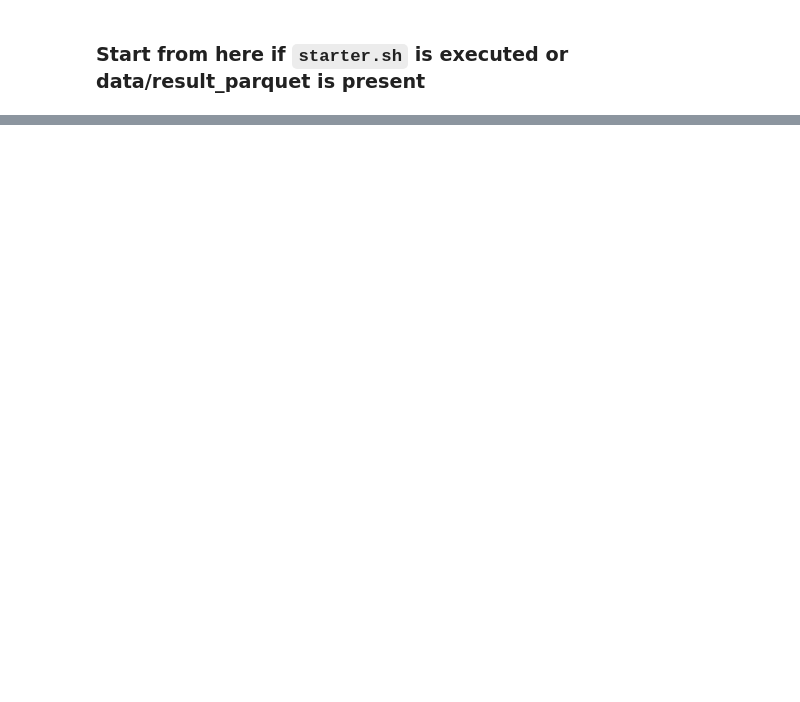
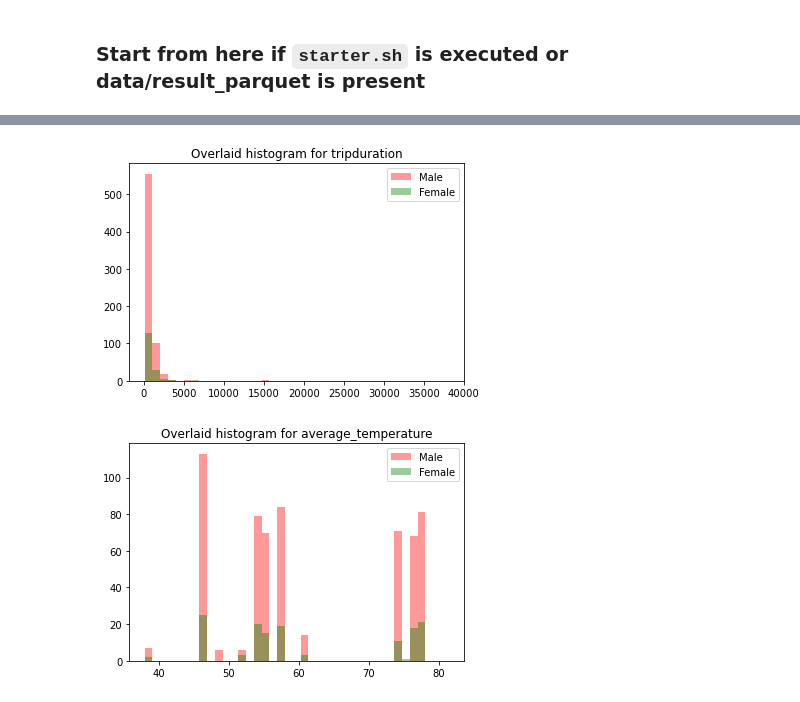
Before and after one commit to raddysr/ny_bikeshare_analytics, a Jupyter notebook: proto.ipynb, the cells around one changed output, grey strips where cells are left out. Saved outputs shown, nothing was run; the diff lists cells and outputs as text; code cells hidden in the pictures; blank space fills up the shorter version.

```diff
--- a/proto.ipynb
+++ b/proto.ipynb
@@ -114,0 +119,34 @@ plt.show()
+# %%
+import seaborn as sns
+import pandas as pd
+import numpy as np
+
+analyticsDf_pd = pd.read_csv('./data/result_csv/part-00000-02381e06-d6c2-47c6-a702-276dd4d74557-c000.csv',
+                             names=['tripduration',
+                                     'start_station_name',
+                                     'end_station_name',
+                                     'user_type',
+                                     'birthyear',
+                                     'gender',
+                                     'date',
+                                     'maximum_temperature',
+                                     'minimum_temperature',
+                                     'average_temperature',
+                                     'precipitation',
+                                     'snow_fall',
+                                     'snow_depth'])
+# %%
+for i in ['tripduration', 'average_temperature']:
+    male = list(analyticsDf_pd[analyticsDf_pd['gender'] == 1][i].dropna())
+    female = list(analyticsDf_pd[analyticsDf_pd['gender'] == 2][i].dropna())
+    xmin = min(min(male), min(female))
+    xmax = max(max(male), max(female))
+    width = (xmax - xmin) / 40
+    sns.distplot(male, color='r', kde=False, bins=np.arange(xmin, xmax, width))
+    sns.distplot(female, color='g', kde=False, bins=np.arange(xmin, xmax, width))
+    plt.legend(['Male', 'Female'])
+    plt.title(f'Overlaid histogram for {i}')
+    plt.show()
+# %% [output]
+[figure, added]
+[figure, added]
```
Also changed, not shown: parts of 4 cells of this notebook, 6 other files.
